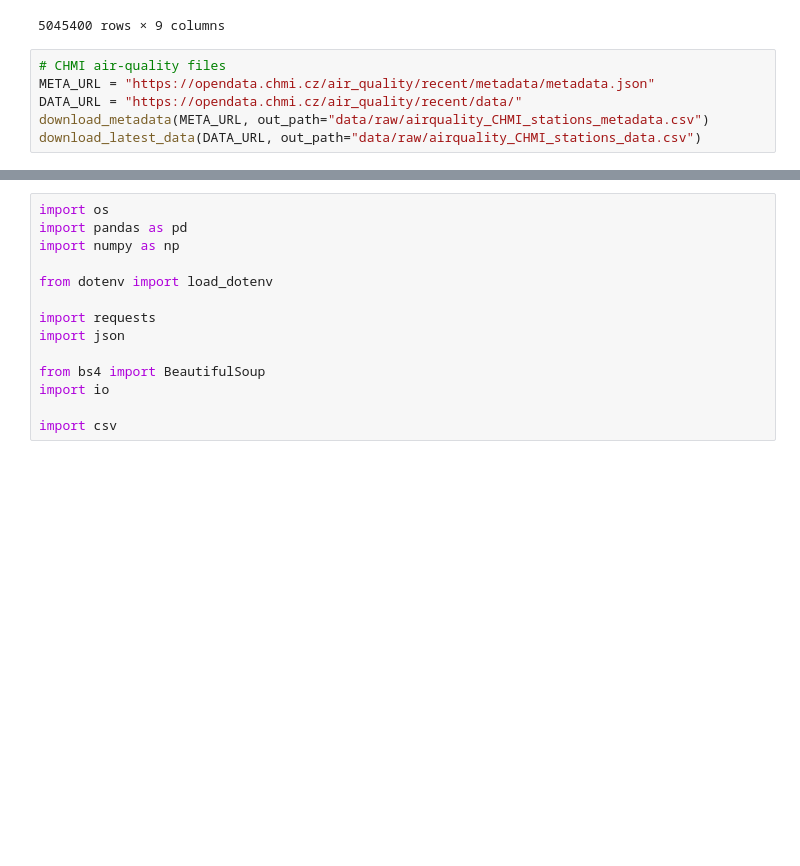
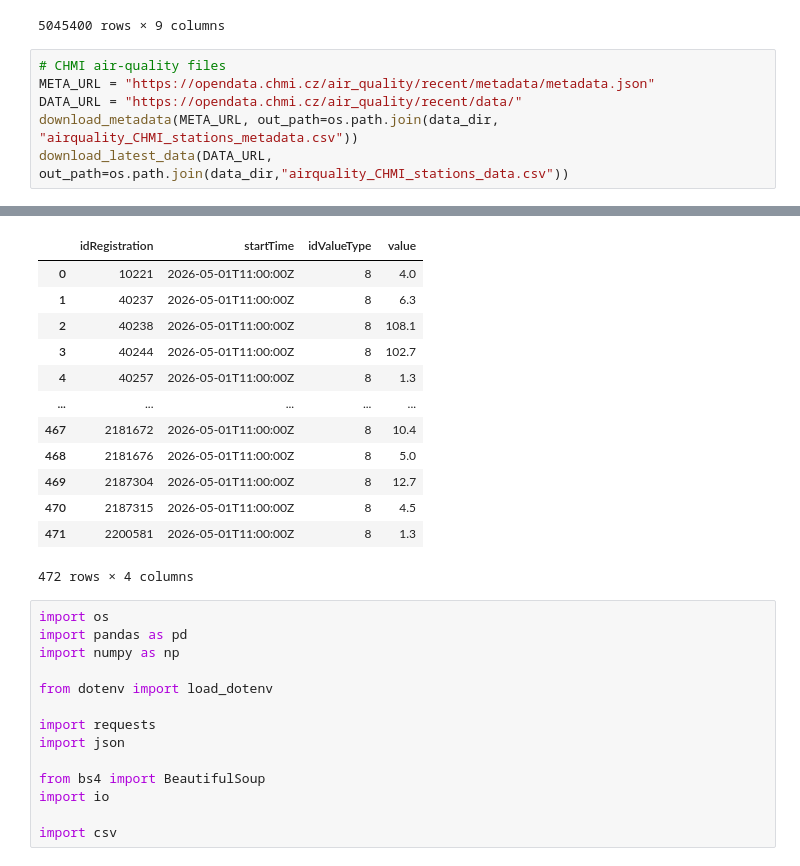
Before and after one commit to jayjay7788/Data-Processing-in-Python---Project, a Jupyter notebook: notebooks/project API draft.ipynb, the cells around one changed output, grey strips where cells are left out. Drawn from its saved outputs; the diff is of its cells as text; blank space fills up the shorter version.

```diff
--- a/notebooks/project API draft.ipynb
+++ b/notebooks/project API draft.ipynb
@@ -84,5 +84,6 @@ Request failed for 0-203-0-11201020003 Praha, Chodov 2025 12: 404 Client Error:
 # CHMI air-quality files
 META_URL = "https://opendata.chmi.cz/air_quality/recent/metadata/metadata.json"
 DATA_URL = "https://opendata.chmi.cz/air_quality/recent/data/"
-download_metadata(META_URL, out_path="data/raw/airquality_CHMI_stations_metadata.csv")
-download_latest_data(DATA_URL, out_path="data/raw/airquality_CHMI_stations_data.csv")
+download_metadata(META_URL, out_path=os.path.join(data_dir, "airquality_CHMI_stations_metadata.csv"))
+download_latest_data(DATA_URL, out_path=os.path.join(data_dir,"airquality_CHMI_stations_data.csv"))
+# %% [output]
@@ -89,3 +91,16 @@ download_latest_data(DATA_URL, out_path="data/raw/airquality_CHMI_stations_data.
+|  | idRegistration | startTime | idValueType | value |
+| 0 | 10221 | 2026-05-01T11:00:00Z | 8 | 4.0 |
+| 1 | 40237 | 2026-05-01T11:00:00Z | 8 | 6.3 |
+| 2 | 40238 | 2026-05-01T11:00:00Z | 8 | 108.1 |
+| 3 | 40244 | 2026-05-01T11:00:00Z | 8 | 102.7 |
+| 4 | 40257 | 2026-05-01T11:00:00Z | 8 | 1.3 |
+| ... | ... | ... | ... | ... |
+| 467 | 2181672 | 2026-05-01T11:00:00Z | 8 | 10.4 |
+| 468 | 2181676 | 2026-05-01T11:00:00Z | 8 | 5.0 |
+| 469 | 2187304 | 2026-05-01T11:00:00Z | 8 | 12.7 |
+| 470 | 2187315 | 2026-05-01T11:00:00Z | 8 | 4.5 |
+| 471 | 2200581 | 2026-05-01T11:00:00Z | 8 | 1.3 |
+472 rows × 4 columns
 # %%
 import os
 import pandas as pd
```
Also changed, not shown: parts of 1 cell of this notebook.
